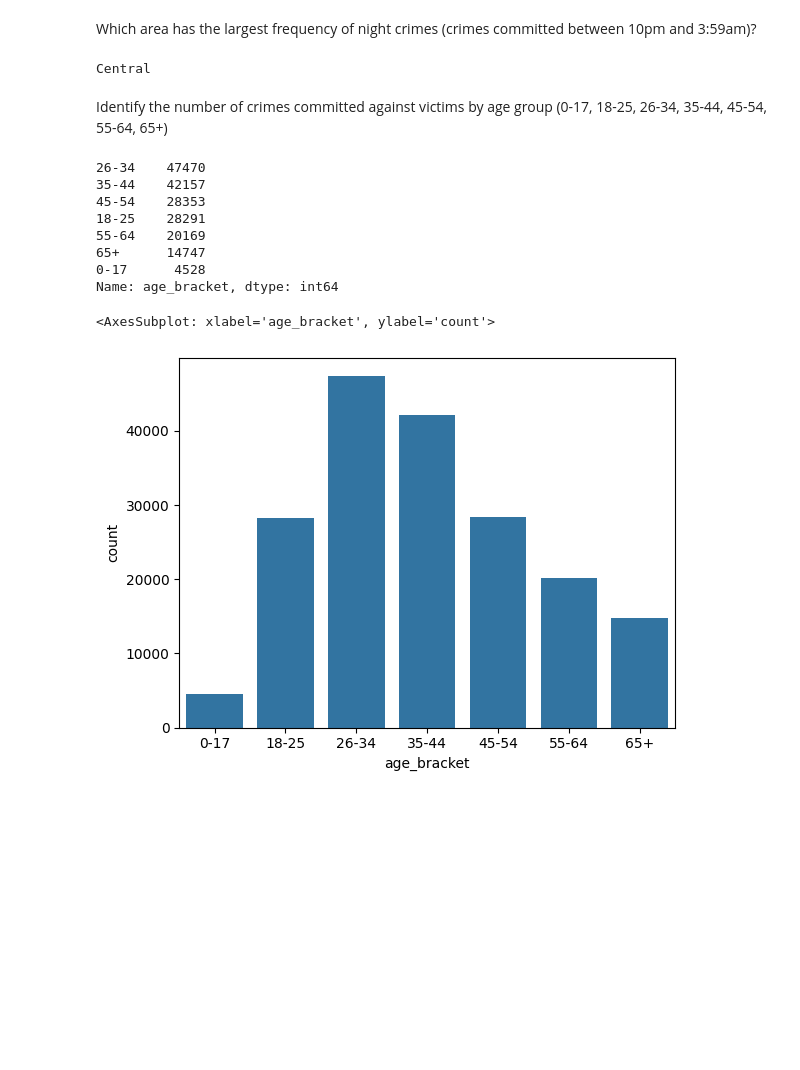
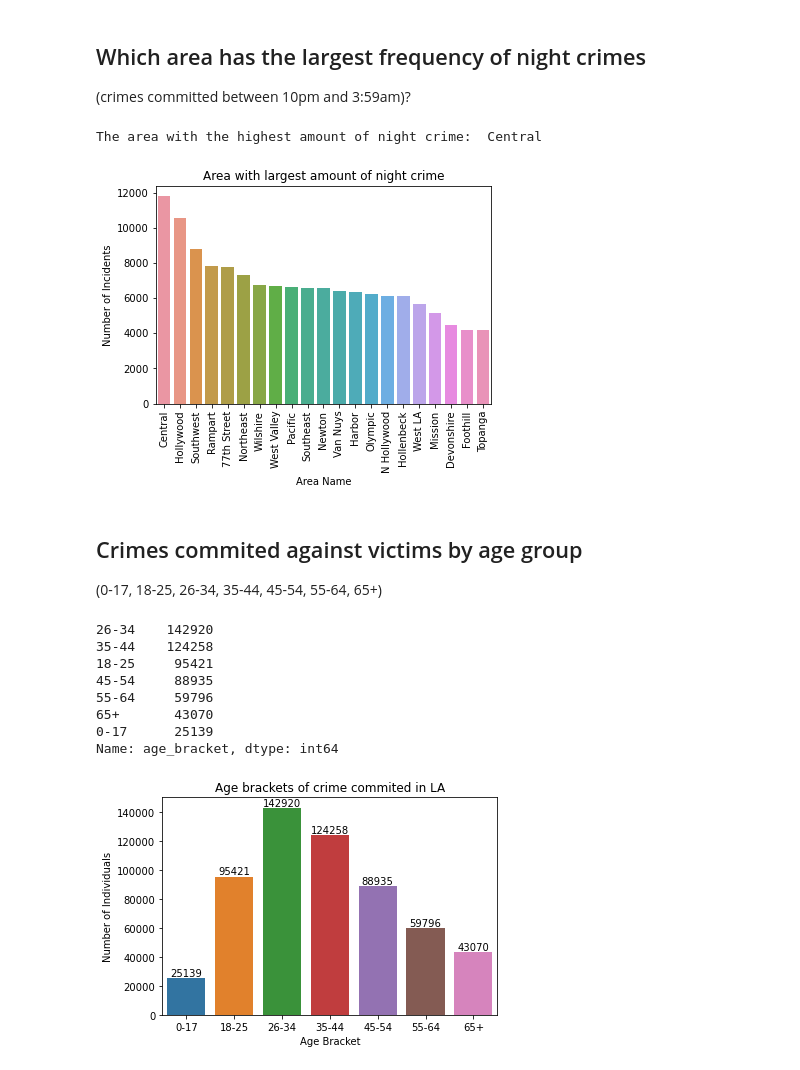
Before and after one commit to carmelh/datacamp_python_projects, a Jupyter notebook: analysingCrimeInLA/notebook.ipynb, the cells around one changed output. Drawn from its saved outputs; the diff is of its cells as text; code cells hidden in the pictures; blank space fills up the shorter version.

Commit message:
further analysis on LA crime

```diff
--- a/analysingCrimeInLA/notebook.ipynb
+++ b/analysingCrimeInLA/notebook.ipynb
@@ -36,6 +37,6 @@ import pandas as pd
 import numpy as np
 import matplotlib.pyplot as plt
 import seaborn as sns
-crimes = pd.read_csv("crimes.csv", parse_dates=["Date Rptd", "DATE OCC"], dtype={"TIME OCC": str})
+crimes = pd.read_csv("Crime_Data_from_2020_to_Present_20240112.csv", parse_dates=["Date Rptd", "DATE OCC"], dtype={"TIME OCC": str})
 crimes.head()
 # %% [output]
@@ -71,0 +115,15 @@ memory usage: 22.7+ MB
+# %%
+# convert date to year
+crimes['Year'] = pd.to_datetime(crimes['DATE OCC']).dt.strftime('%Y')
+crimes['Year'].value_counts()
+
+# hmmm dont know where these 2011 and 2010 years are coming from
+
+#plt.figure()
+#ax = sns.countplot(data=crimes,x='Year')
+#for i in ax.containers:
+ #  ax.bar_label(i)
+#plt.title('Number of incidents of crime per year in LA. 2020 - 2023')
+#plt.xlabel('Year')
+#plt.ylabel('Number of Incidents')
+#plt.show()
@@ -87,31 +189,48 @@ Peak crime hour is:  12
 # %% [markdown]
-Which area has the largest frequency of night crimes (crimes committed between 10pm and 3:59am)?
+## Which area has the largest frequency of night crimes
+(crimes committed between 10pm and 3:59am)?
 # %%
 nightCrimes = crimes[(crimes['TIME OCC']> 2200) | (crimes['TIME OCC'] < 359)] # find crimes occuring greater than 10pm or less than 3.59am
 
 peak_night_crime_location = nightCrimes['AREA NAME'].value_counts().index[0] # count the area name and take the first value
-print(peak_night_crime_location)
+print(f'The area with the highest amount of night crime: ',peak_night_crime_location)
+
+plt.figure()
+ax = sns.countplot(data=nightCrimes,x='AREA NAME', order = nightCrimes['AREA NAME'].value_counts().index)
+plt.title('Area with largest amount of night crime')
+plt.xlabel('Area Name')
+plt.ylabel('Number of Incidents')
+plt.xticks(rotation=90)
+plt.show()
 # %% [output]
-Central
+The area with the highest amount of night crime:  Central
+[figure, added]
 # %% [markdown]
-Identify the number of crimes committed against victims by age group (0-17, 18-25, 26-34, 35-44, 45-54, 55-64, 65+)
+## Crimes commited against victims by age group
+(0-17, 18-25, 26-34, 35-44, 45-54, 55-64, 65+)
 # %%
 # cut the victim age into age groups
 crimes['age_bracket'] = pd.cut(crimes['Vict Age'], [0, 17, 25, 34, 44, 54, 64, 100], labels=['0-17', '18-25', '26-34', '35-44','45-54','55-64','65+'])
 
 victim_ages = crimes['age_bracket'].value_counts() # count by age groups
 print(victim_ages)
 
 # sns countplot
-sns.countplot(data=crimes,x='age_bracket')
+plt.figure()
+ax = sns.countplot(data=crimes,x='age_bracket')
+for i in ax.containers:
+    ax.bar_label(i)
+plt.title('Age brackets of crime commited in LA')
+plt.xlabel('Age Bracket')
+plt.ylabel('Number of Individuals')
+plt.show()
 # %% [output]
-26-34    47470
-35-44    42157
-45-54    28353
-18-25    28291
-55-64    20169
-65+      14747
-0-17      4528
+26-34    142920
+35-44    124258
+18-25     95421
+45-54     88935
+55-64     59796
+65+       43070
+0-17      25139
 Name: age_bracket, dtype: int64
-<AxesSubplot: xlabel='age_bracket', ylabel='count'>
-[figure, old version]
+[figure, new version]
```
Also changed, not shown: parts of 18 cells of this notebook, 1 other file.
